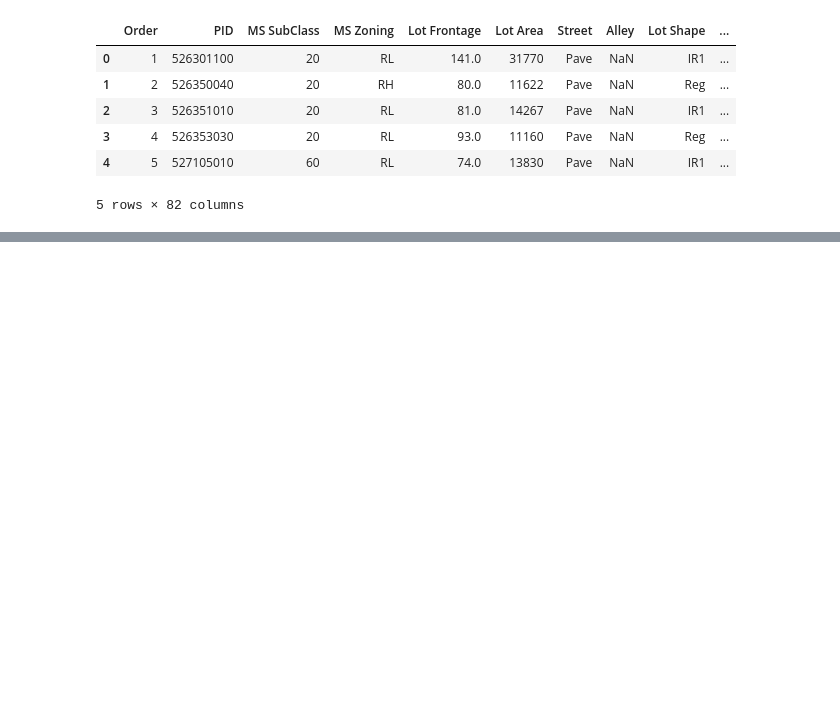
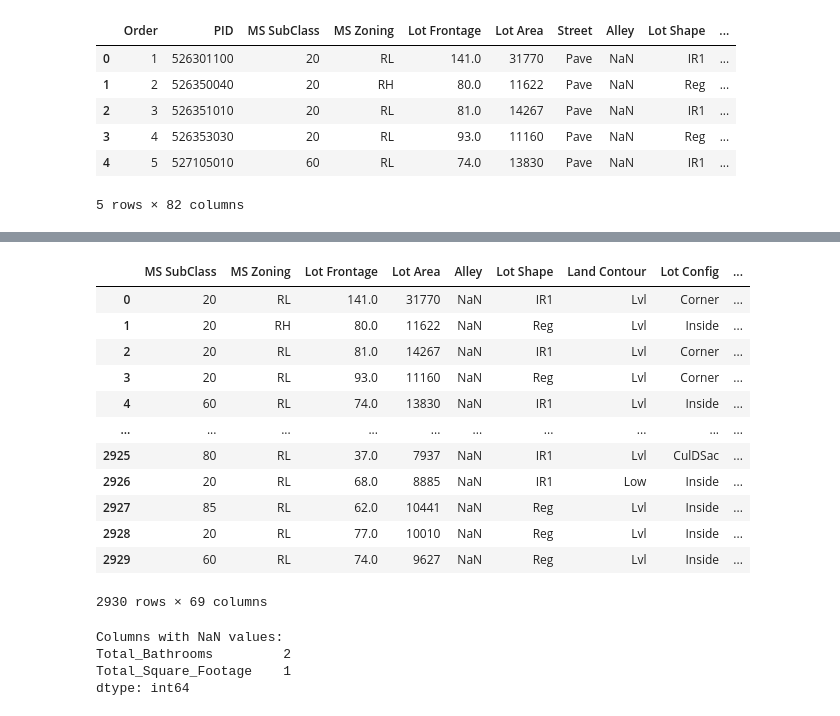
Before and after one commit to Swayam-Burde/Real_Estate_Price_predictor, a Jupyter notebook: notebook/Model training.ipynb, the cells around one changed output, grey strips where cells are left out. Cells and saved outputs as stored; diff of their text form; code cells hidden in the pictures; blank space fills up the shorter version.

```diff
--- a/notebook/Model training.ipynb
+++ b/notebook/Model training.ipynb
@@ -43,0 +76,25 @@ Length: 82, dtype: int64
+# %%
+df=df.drop(columns=['Street','Utilities','Pool Area','Low Qual Fin SF'])
+# %%
+df['Mas Vnr Type'].fillna('None', inplace=True)
+
+df['Garage Type'].fillna('No Garage', inplace=True)
+df['Garage Qual'].fillna('No Garage', inplace=True)
+df['Garage Cond'].fillna('No Garage', inplace=True)
+df['Garage Finish'].fillna('No Garage', inplace=True)
+
+df['Bsmt Qual'].fillna('No Basement', inplace=True)
+df['Bsmt Cond'].fillna('No Basement', inplace=True)
+df['Bsmt Exposure'].fillna('No', inplace=True)
+df['BsmtFin Type 1'].fillna('No Basement', inplace=True)
+df['BsmtFin Type 2'].fillna('No Basement', inplace=True)
+
+df['Electrical'].fillna(df['Electrical'].mode()[0], inplace=True)
+
+df['Lot Frontage'].fillna(df['Lot Frontage'].median(), inplace=True)
+df['Mas Vnr Area'].fillna(0, inplace=True)
+
+df['Garage Area'].fillna(df['Garage Area'].median(), inplace=True)
+df['Garage Cars'].fillna(df['Garage Cars'].median(), inplace=True)
+
+df['Bsmt Unf SF'].fillna(df['Bsmt Unf SF'].median(), inplace=True)
@@ -43,0 +134,16 @@ Length: 82, dtype: int64
+# %%
+df.drop(columns=['Order','PID'])
+# %% [output]
+|  | MS SubClass | MS Zoning | Lot Frontage | Lot Area | Alley | Lot Shape | Land Contour | Lot Config | ... |
+| 0 | 20 | RL | 141.0 | 31770 | NaN | IR1 | Lvl | Corner | ... |
+| 1 | 20 | RH | 80.0 | 11622 | NaN | Reg | Lvl | Inside | ... |
+| 2 | 20 | RL | 81.0 | 14267 | NaN | IR1 | Lvl | Corner | ... |
+| 3 | 20 | RL | 93.0 | 11160 | NaN | Reg | Lvl | Corner | ... |
+| 4 | 60 | RL | 74.0 | 13830 | NaN | IR1 | Lvl | Inside | ... |
+| ... | ... | ... | ... | ... | ... | ... | ... | ... | ... |
+| 2925 | 80 | RL | 37.0 | 7937 | NaN | IR1 | Lvl | CulDSac | ... |
+| 2926 | 20 | RL | 68.0 | 8885 | NaN | IR1 | Low | Inside | ... |
+| 2927 | 85 | RL | 62.0 | 10441 | NaN | Reg | Lvl | Inside | ... |
+| 2928 | 20 | RL | 77.0 | 10010 | NaN | Reg | Lvl | Inside | ... |
+| 2929 | 60 | RL | 74.0 | 9627 | NaN | Reg | Lvl | Inside | ... |
+2930 rows × 69 columns
@@ -43,0 +189,8 @@ Length: 82, dtype: int64
+# %%
+print("Columns with NaN values:")
+print(df.isna().sum()[df.isna().sum() > 0])
+# %% [output]
+Columns with NaN values:
+Total_Bathrooms         2
+Total_Square_Footage    1
+dtype: int64
```
Also changed, not shown: parts of 24 cells of this notebook, 4 other files.
